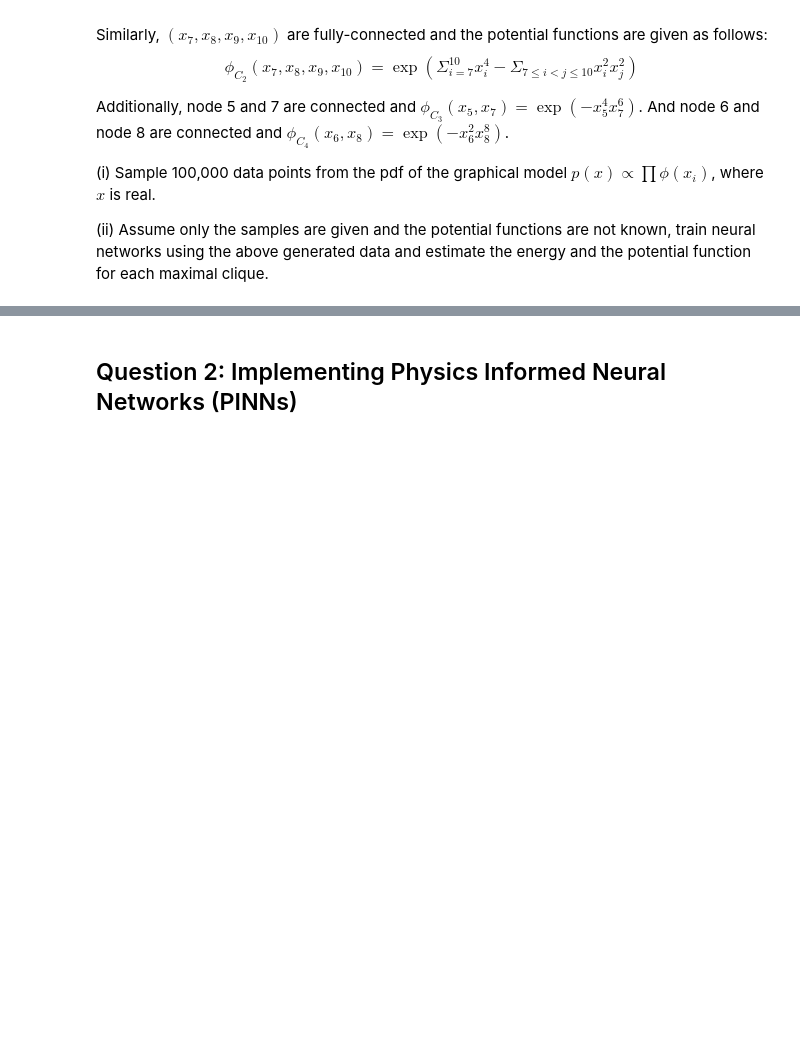
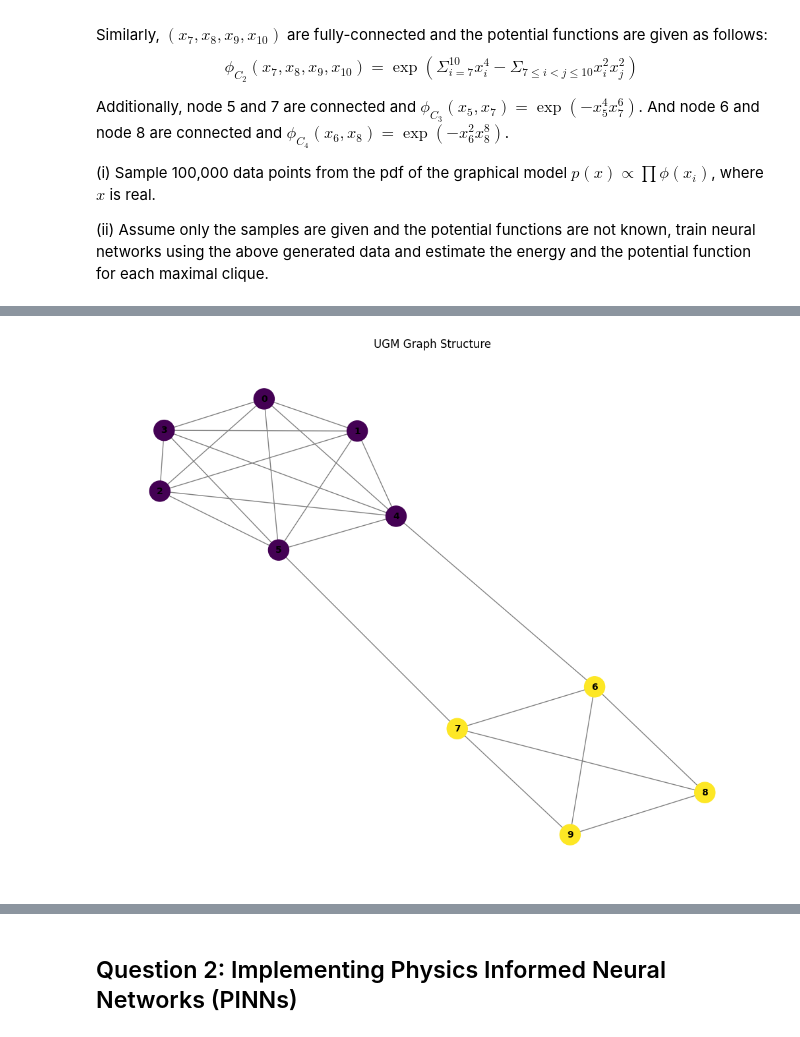
Before and after one commit to MehakArora/ADL, a Jupyter notebook: HW4/ECE689_HW4.ipynb, the cells around one changed output, grey strips where cells are left out. Drawn from its saved outputs; the diff is of its cells as text; code cells hidden in the pictures; blank space fills up the shorter version.

```diff
--- a/HW4/ECE689_HW4.ipynb
+++ b/HW4/ECE689_HW4.ipynb
@@ -37,0 +99,13 @@ And node 6 and node 8 are connected and $\phi_{C_4}(x_6,x_8) = \exp(-x_6^2 x_8^8
+# %%
+cliques = [
+        [0, 1, 2, 3, 4, 5],  # C1: x1 to x6
+        [6, 7, 8, 9],        # C2: x7 to x10
+        [4, 6],              # C3: x5, x7
+        [5, 7]               # C4: x6, x8
+    ]
+# %%
+edge_index = GNN.prepare_graph_from_cliques(10, cliques)
+G = GNN.create_networkx_graph(10, edge_index, cliques)
+graph_viz = GNN.visualize_graph(G)
+# %% [output]
+[figure, added]
```
Also changed, not shown: parts of 22 cells of this notebook, 15 other files.
